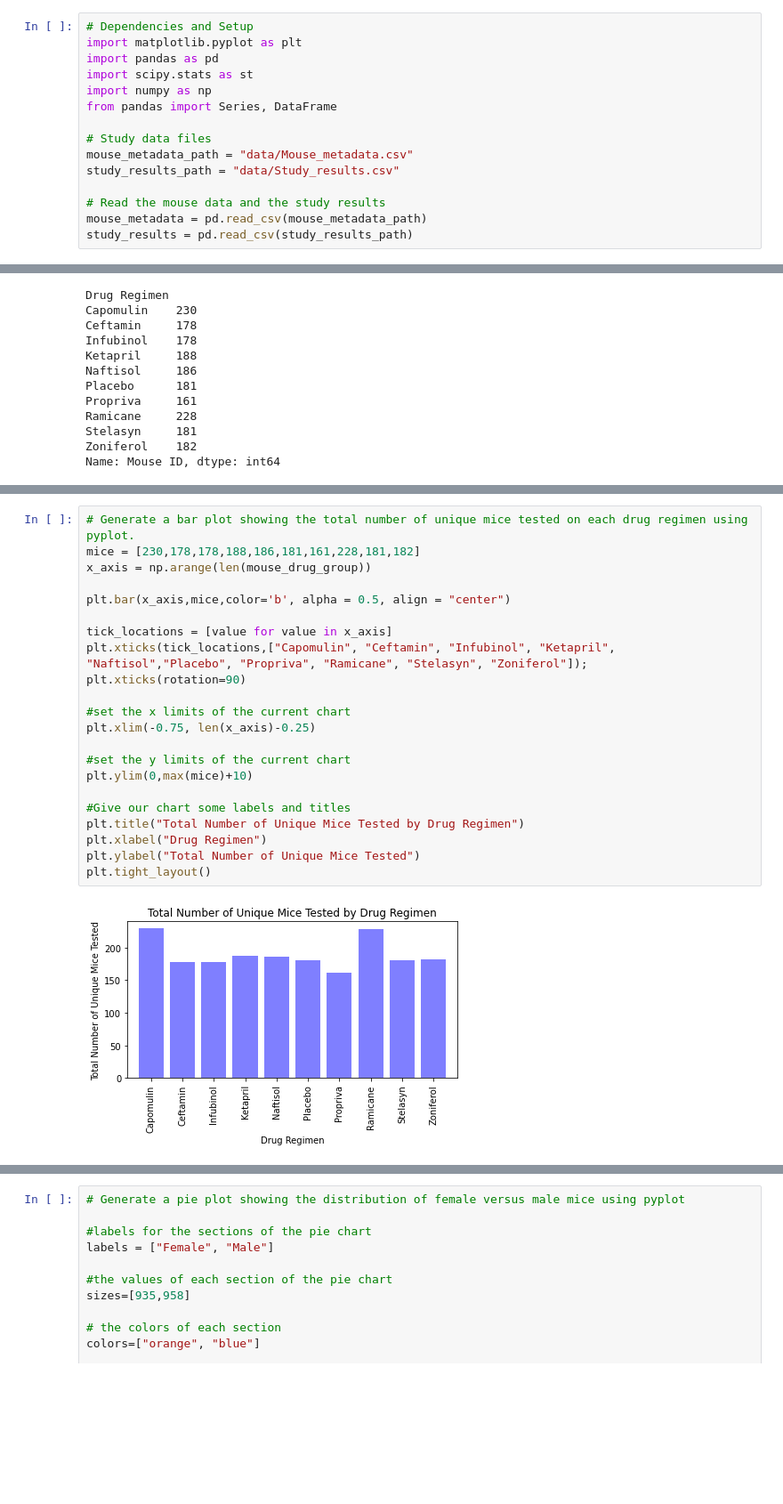
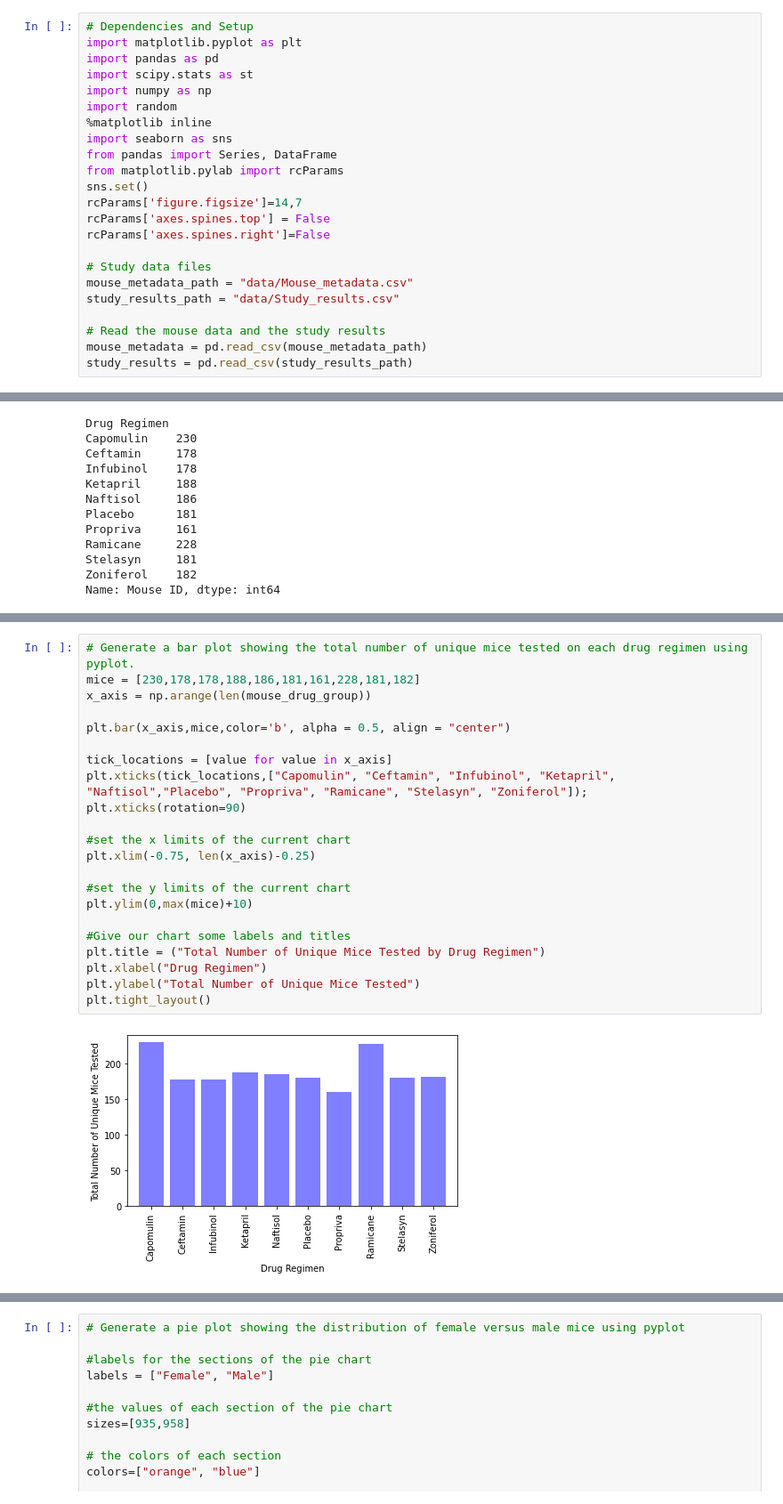
Before and after one commit to lstredler/MatPlotLib-challenge, a Jupyter notebook: pymaceuticals_starter.ipynb, the cells around one changed output, grey strips where cells are left out. Shown: that part at 89% size. Cells and saved outputs as stored; diff of their text form; blank space fills up the shorter version.

```diff
--- a/pymaceuticals_starter.ipynb
+++ b/pymaceuticals_starter.ipynb
@@ -6,7 +6,15 @@ import matplotlib.pyplot as plt
 import pandas as pd
 import scipy.stats as st
 import numpy as np
+import random
+%matplotlib inline
+import seaborn as sns
 from pandas import Series, DataFrame
+from matplotlib.pylab import rcParams
+sns.set()
+rcParams['figure.figsize']=14,7
+rcParams['axes.spines.top'] = False
+rcParams['axes.spines.right']=False
 
 # Study data files
 mouse_metadata_path = "data/Mouse_metadata.csv"
@@ -169,27 +177,27 @@ plt.tight_layout()
 # %%
 # Generate a bar plot showing the total number of unique mice tested on each drug regimen using pyplot.
 mice = [230,178,178,188,186,181,161,228,181,182]
 x_axis = np.arange(len(mouse_drug_group))
 
 plt.bar(x_axis,mice,color='b', alpha = 0.5, align = "center")
 
 tick_locations = [value for value in x_axis]
 plt.xticks(tick_locations,["Capomulin", "Ceftamin", "Infubinol", "Ketapril", "Naftisol","Placebo", "Propriva", "Ramicane", "Stelasyn", "Zoniferol"]);
 plt.xticks(rotation=90)
 
 #set the x limits of the current chart
 plt.xlim(-0.75, len(x_axis)-0.25)
 
 #set the y limits of the current chart
 plt.ylim(0,max(mice)+10)
 
 #Give our chart some labels and titles
-plt.title("Total Number of Unique Mice Tested by Drug Regimen")
+plt.title = ("Total Number of Unique Mice Tested by Drug Regimen")
 plt.xlabel("Drug Regimen")
 plt.ylabel("Total Number of Unique Mice Tested")
 plt.tight_layout()
 # %% [output]
-[figure, old version]
+[figure, new version]
 # %%
 # Generate a pie plot showing the distribution of female versus male mice using pandas
 #PANDAS PIE CHART
```
Also changed, not shown: parts of 7 cells of this notebook.
